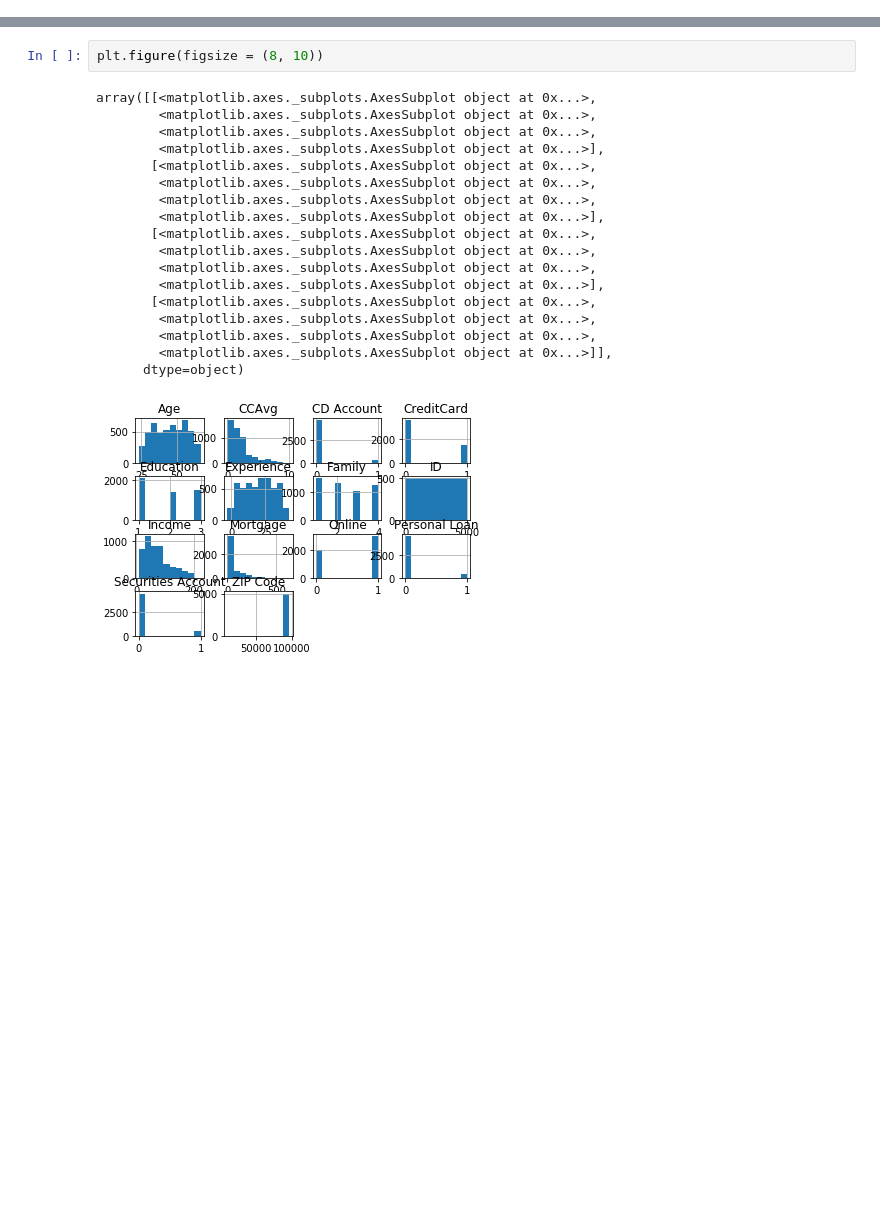
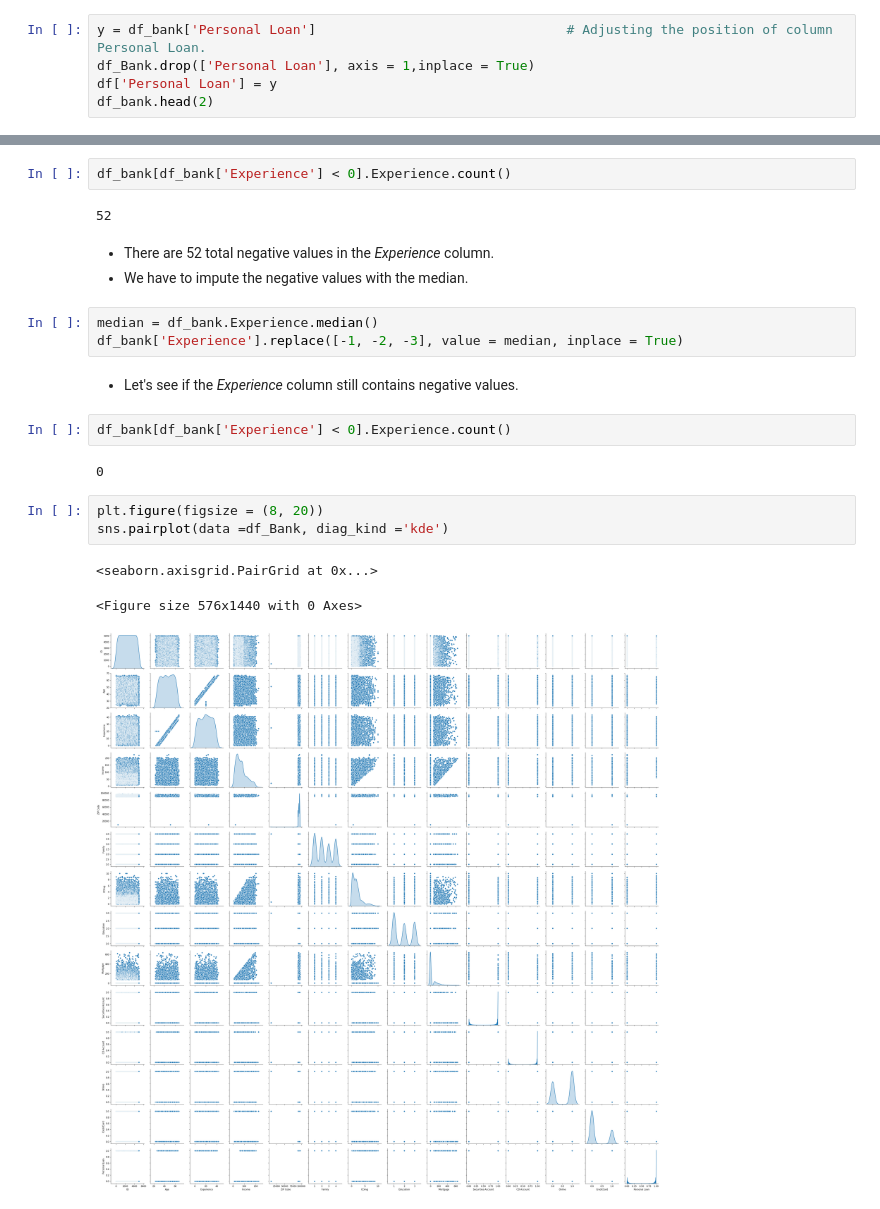
Before and after one commit to adityadash300/Internship_Studio, a Jupyter notebook: Solution.ipynb, the cells around one changed output, grey strips where cells are left out. Cells and saved outputs as stored; diff of their text form; blank space fills up the shorter version.

```diff
--- a/Solution.ipynb
+++ b/Solution.ipynb
@@ -21,0 +29,5 @@ df
+# %%
+y = df_bank['Personal Loan']                                # Adjusting the position of column Personal Loan.
+df_Bank.drop(['Personal Loan'], axis = 1,inplace = True)
+df['Personal Loan'] = y
+df_bank.head(2)
@@ -61,21 +92,23 @@ Index(['ID', 'Age', 'Experience', 'Income', 'ZIP Code', 'Family', 'CCAvg',
+# %%
+df_bank[df_bank['Experience'] < 0].Experience.count()
+# %% [output]
+52
+# %% [markdown]
+- There are 52 total negative values in the *Experience* column.
+- We have to impute the negative values with the median.
+# %%
+median = df_bank.Experience.median()
+df_bank['Experience'].replace([-1, -2, -3], value = median, inplace = True)
+# %% [markdown]
+- Let's see if the *Experience* column still contains negative values.
+# %%
+df_bank[df_bank['Experience'] < 0].Experience.count()
+# %% [output]
+0
 # %%
-plt.figure(figsize = (8, 10))
+plt.figure(figsize = (8, 20))
+sns.pairplot(data =df_Bank, diag_kind ='kde')
 # %% [output]
-array([[<matplotlib.axes._subplots.AxesSubplot object at 0x...>,
-        <matplotlib.axes._subplots.AxesSubplot object at 0x...>,
-        <matplotlib.axes._subplots.AxesSubplot object at 0x...>,
-        <matplotlib.axes._subplots.AxesSubplot object at 0x...>],
-       [<matplotlib.axes._subplots.AxesSubplot object at 0x...>,
-        <matplotlib.axes._subplots.AxesSubplot object at 0x...>,
-        <matplotlib.axes._subplots.AxesSubplot object at 0x...>,
-        <matplotlib.axes._subplots.AxesSubplot object at 0x...>],
-       [<matplotlib.axes._subplots.AxesSubplot object at 0x...>,
-        <matplotlib.axes._subplots.AxesSubplot object at 0x...>,
-        <matplotlib.axes._subplots.AxesSubplot object at 0x...>,
-        <matplotlib.axes._subplots.AxesSubplot object at 0x...>],
-       [<matplotlib.axes._subplots.AxesSubplot object at 0x...>,
-        <matplotlib.axes._subplots.AxesSubplot object at 0x...>,
-        <matplotlib.axes._subplots.AxesSubplot object at 0x...>,
-        <matplotlib.axes._subplots.AxesSubplot object at 0x...>]],
-      dtype=object)
+<seaborn.axisgrid.PairGrid at 0x...>
+<Figure size 576x1440 with 0 Axes>
-[figure, old version]
+[figure, new version]
```
Also changed, not shown: parts of 14 cells of this notebook.
